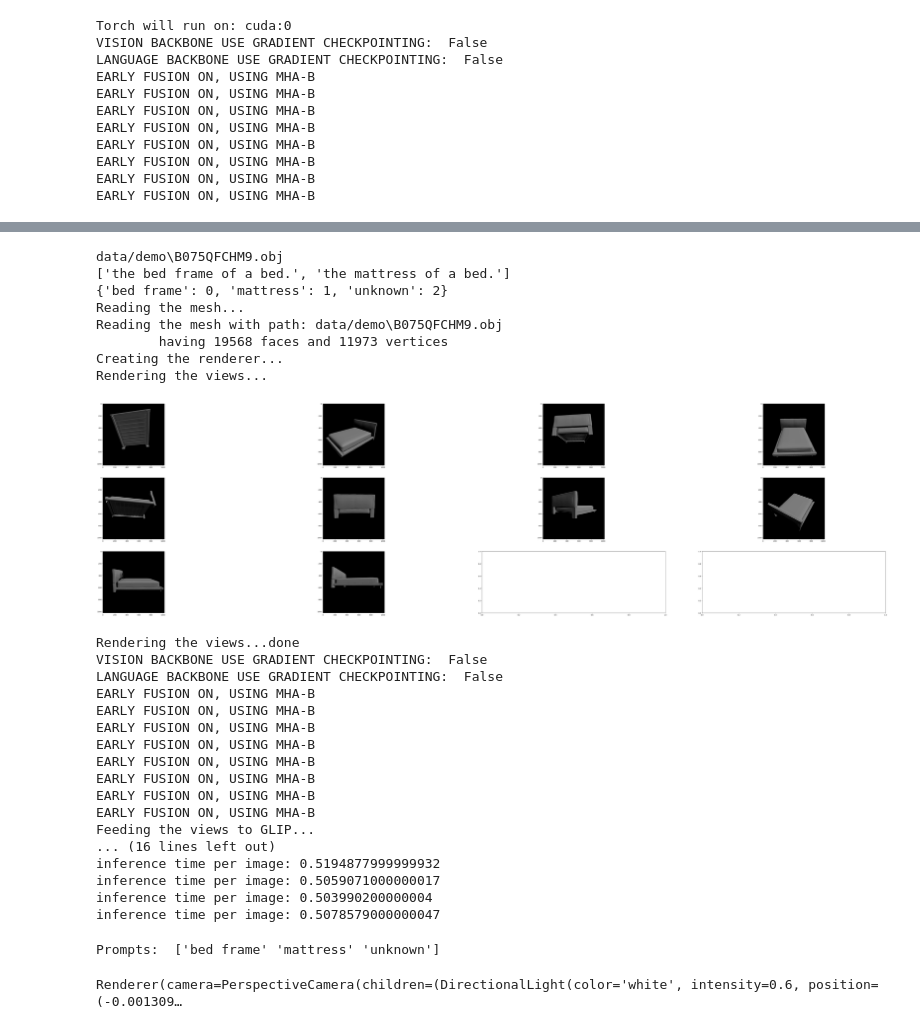
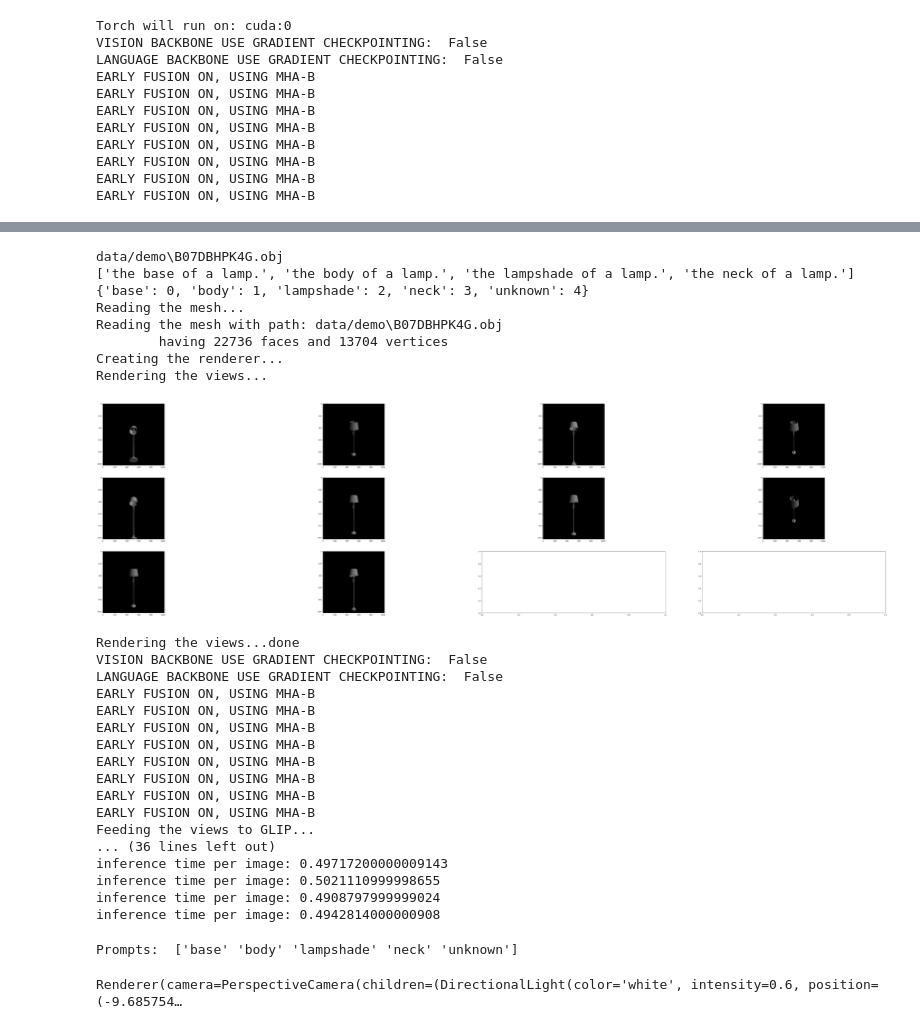
Before and after one commit to n-khalil/SATR-tests, a Jupyter notebook: test_SATR.ipynb, the cells around one changed output, grey strips where cells are left out. Cells and saved outputs as stored; diff of their text form; code cells hidden in the pictures.

```diff
--- a/test_SATR.ipynb
+++ b/test_SATR.ipynb
@@ -130,19 +135,19 @@ BoxList(num_boxes=5, image_width=1024, image_height=1024, mode=xyxy)
 # %%
 segment(
-    'configs/demo/B075QFCHM9.yaml',
-    'B075QFCHM9.obj',
-    'outputs/demo/B075QFCHM9/'
+    'configs/demo/B07DBHPK4G.yaml',
+    'B07DBHPK4G.obj',
+    'outputs/demo/ABO/B07DBHPK4G/'
     )
 # %% [output]
-data/demo\B075QFCHM9.obj
-['the bed frame of a bed.', 'the mattress of a bed.']
-{'bed frame': 0, 'mattress': 1, 'unknown': 2}
+data/demo\B07DBHPK4G.obj
+['the base of a lamp.', 'the body of a lamp.', 'the lampshade of a lamp.', 'the neck of a lamp.']
+{'base': 0, 'body': 1, 'lampshade': 2, 'neck': 3, 'unknown': 4}
 Reading the mesh...
-Reading the mesh with path: data/demo\B075QFCHM9.obj
-        having 19568 faces and 11973 vertices
+Reading the mesh with path: data/demo\B07DBHPK4G.obj
+        having 22736 faces and 13704 vertices
 Creating the renderer...
 Rendering the views...
-[figure, old version]
+[figure, new version]
 Rendering the views...done
 VISION BACKBONE USE GRADIENT CHECKPOINTING:  False
 LANGUAGE BACKBONE USE GRADIENT CHECKPOINTING:  False
@@ -155,19 +160,19 @@ EARLY FUSION ON, USING MHA-B
 EARLY FUSION ON, USING MHA-B
 EARLY FUSION ON, USING MHA-B
 Feeding the views to GLIP...
-... (16 lines left out)
-inference time per image: 0.5194877999999932
-inference time per image: 0.5059071000000017
-inference time per image: 0.503990200000004
-inference time per image: 0.5078579000000047
+... (36 lines left out)
+inference time per image: 0.49717200000009143
+inference time per image: 0.5021110999998655
+inference time per image: 0.4908797999999024
+inference time per image: 0.4942814000000908
 # %%
 import json
-output_file = open('./outputs/demo/B075QFCHM9/face_preds.json')
+output_file = open('./outputs/demo/ABO/B07DBHPK4G/face_preds.json')
 output = np.array(json.load(output_file))
 colors = np.unique(output, return_inverse=True)[1]
 print('Prompts: ', np.unique(output))
 mp.plot(vertices, faces, colors)
 plt.show()
 # %% [output]
-Prompts:  ['bed frame' 'mattress' 'unknown']
+Prompts:  ['base' 'body' 'lampshade' 'neck' 'unknown']
-Renderer(camera=PerspectiveCamera(children=(DirectionalLight(color='white', intensity=0.6, position=(-0.001309…
+Renderer(camera=PerspectiveCamera(children=(DirectionalLight(color='white', intensity=0.6, position=(-9.685754…
```
Also changed, not shown: parts of 5 cells of this notebook, 14 other files.
